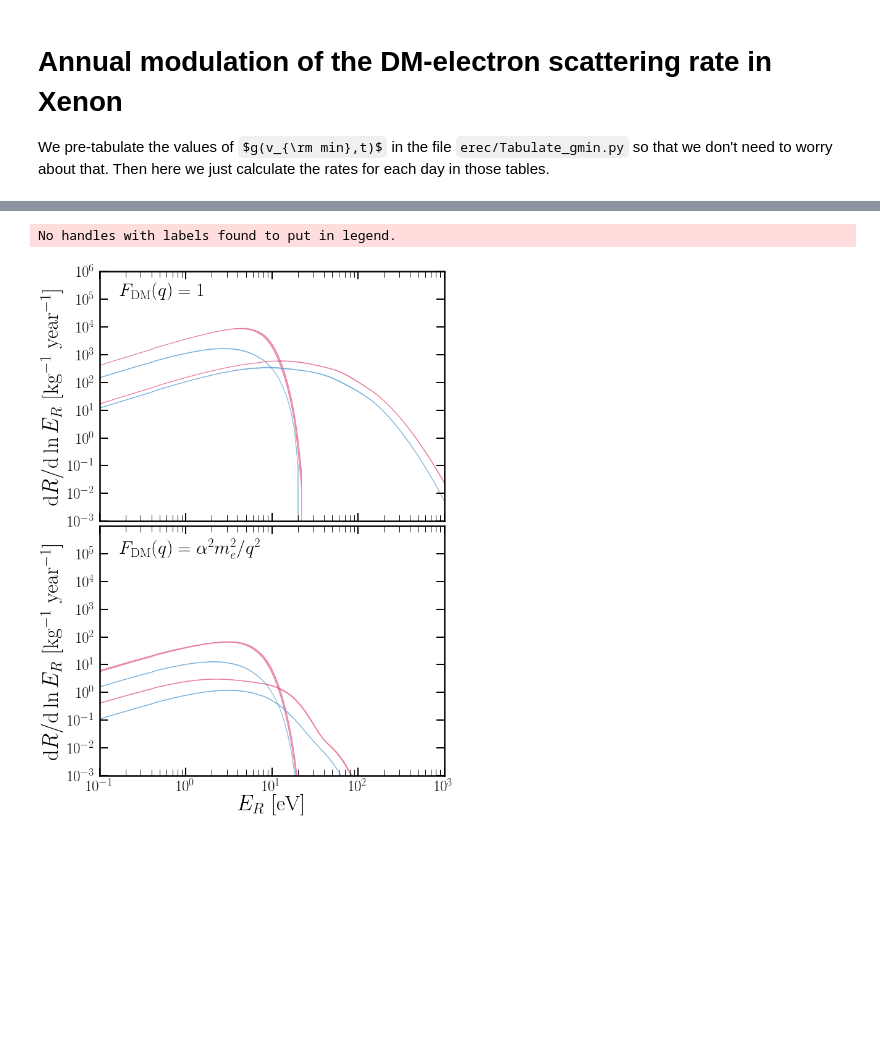
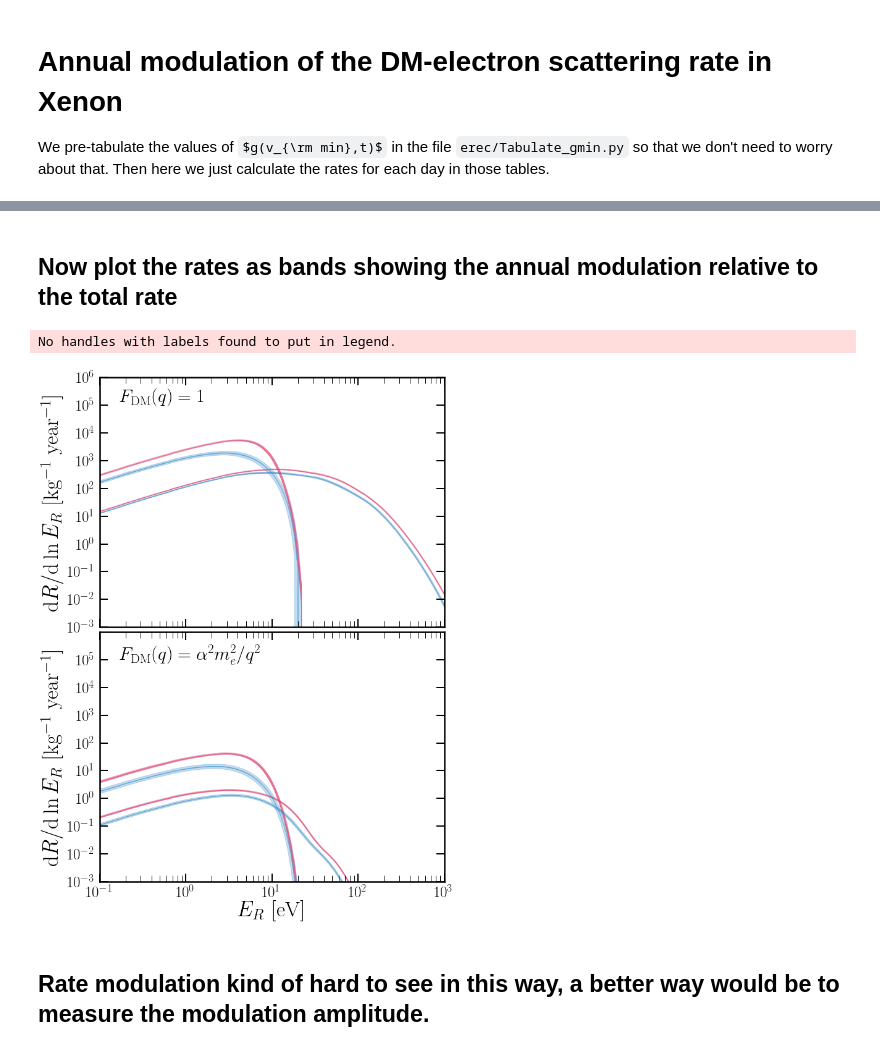
Before and after one commit to anirbandas89/DarkElectronRecoils, a Jupyter notebook: notebooks/AnnualModulation.ipynb, the cells around one changed output, grey strips where cells are left out. Drawn from its saved outputs; the diff is of its cells as text; code cells hidden in the pictures; some formulas as TeX source; blank space fills up the shorter version.

```diff
--- a/notebooks/AnnualModulation.ipynb
+++ b/notebooks/AnnualModulation.ipynb
@@ -34,8 +43,8 @@ days = linspace(0.0,365-365/(1.0*nt),nt)
 # %%
 gmin_SHMpp = (1-0.2)*gmin_Halo + 0.2*gmin_Saus
+gmin_SHMpp_gf = (1-0.2)*gmin_Halo_gf + 0.2*gmin_Saus_gf
 
-np = 20 # accuracy of p integral
-nq = 20 # accuracy of q integral
+nq = 40 # accuracy of q integral
 ne = 100 # number of energies
 
 sigma_e = 1.0e-37 # cm^2
@@ -53,12 +62,27 @@ R_L_S2 = zeros(shape=(nt,ne,nm))
 for mi in range(0,nm):
     R_H_SHMpp[:,:,mi] = ElectronRecoilRate(Xe131,E_r_vals,m[mi],sigma_e,HeavyMediator,vmin,gmin_SHMpp,nq=nq)
     R_L_SHMpp[:,:,mi] = ElectronRecoilRate(Xe131,E_r_vals,m[mi],sigma_e,LightMediator,vmin,gmin_SHMpp,nq=nq)
-
     R_H_S1[:,:,mi] = ElectronRecoilRate(Xe131,E_r_vals,m[mi],sigma_e,HeavyMediator,vmin,gmin_S1,nq=nq)
     R_L_S1[:,:,mi] = ElectronRecoilRate(Xe131,E_r_vals,m[mi],sigma_e,LightMediator,vmin,gmin_S1,nq=nq)
-
     R_H_S2[:,:,mi] = ElectronRecoilRate(Xe131,E_r_vals,m[mi],sigma_e,HeavyMediator,vmin,gmin_S2,nq=nq)
     R_L_S2[:,:,mi] = ElectronRecoilRate(Xe131,E_r_vals,m[mi],sigma_e,LightMediator,vmin,gmin_S2,nq=nq)
+
+
+R_H_SHMpp_gf = zeros(shape=(nt,ne,nm))
+R_L_SHMpp_gf = zeros(shape=(nt,ne,nm))
+R_H_S1_gf = zeros(shape=(nt,ne,nm))
+R_L_S1_gf = zeros(shape=(nt,ne,nm))
+R_H_S2_gf = zeros(shape=(nt,ne,nm))
+R_L_S2_gf = zeros(shape=(nt,ne,nm))
+for mi in range(0,nm):
+    R_H_SHMpp_gf[:,:,mi] = ElectronRecoilRate(Xe131,E_r_vals,m[mi],sigma_e,HeavyMediator,vmin,gmin_SHMpp_gf,nq=nq)
+    R_L_SHMpp_gf[:,:,mi] = ElectronRecoilRate(Xe131,E_r_vals,m[mi],sigma_e,LightMediator,vmin,gmin_SHMpp_gf,nq=nq)
+    R_H_S1_gf[:,:,mi] = ElectronRecoilRate(Xe131,E_r_vals,m[mi],sigma_e,HeavyMediator,vmin,gmin_S1_gf,nq=nq)
+    R_L_S1_gf[:,:,mi] = ElectronRecoilRate(Xe131,E_r_vals,m[mi],sigma_e,LightMediator,vmin,gmin_S1_gf,nq=nq)
+    R_H_S2_gf[:,:,mi] = ElectronRecoilRate(Xe131,E_r_vals,m[mi],sigma_e,HeavyMediator,vmin,gmin_S2_gf,nq=nq)
+    R_L_S2_gf[:,:,mi] = ElectronRecoilRate(Xe131,E_r_vals,m[mi],sigma_e,LightMediator,vmin,gmin_S2_gf,nq=nq)
+# %% [markdown]
+## Now plot the rates as bands showing the annual modulation relative to the total rate
 # %%
 import cmocean
 #####
@@ -132,38 +156,54 @@ def plotHLrange(R_H,R_L,col,alph=0.5):
 
     return
 
-xi = 0.2
+
+xi = 0.1
+R_H = R_H_SHMpp_gf*(1-xi) + R_H_S1_gf*xi
+R_L = R_L_SHMpp_gf*(1-xi) + R_L_S1_gf*xi
+plotHLrange(R_H,R_L,col[0,:],alph=0.3)
+
+xi = 0.1
+R_H = R_H_SHMpp_gf*(1-xi) + R_H_S2_gf*xi
+R_L = R_L_SHMpp_gf*(1-xi) + R_L_S2_gf*xi
+plotHLrange(R_H,R_L,col[1,:],alph=0.3)
+
+
+
+xi = 0.1
 R_H = R_H_SHMpp*(1-xi) + R_H_S1*xi
 R_L = R_L_SHMpp*(1-xi) + R_L_S1*xi
 plotHLrange(R_H,R_L,col[0,:],alph=0.5)
 
-xi = 0.2
+xi = 0.1
 R_H = R_H_SHMpp*(1-xi) + R_H_S2*xi
 R_L = R_L_SHMpp*(1-xi) + R_L_S2*xi
 plotHLrange(R_H,R_L,col[1,:],alph=0.5)
 
 # Tweak ranges on show
 ax1.set_xscale('log')
 ax1.set_yscale('log')
 ax1.set_xlim([0.1,1.0e3])
 ax1.set_ylim([1.0e-3,1.0e6])
 ax1.set_xticklabels([])
 ax2.set_xscale('log')
 ax2.set_yscale('log')
 ax2.set_xlim([0.1,1.0e3])
 ax2.set_ylim([1.0e-3,1.0e6])
 ax1.set_yticks(10.0**arange(-3,7))
 ax2.set_yticks(10.0**arange(-3,6))
 
 # Labels
 ax1.legend(frameon=False,fontsize=25,labelspacing=0.1,borderpad=0.1,handlelength=1)
 plt.gcf().text(0.17,0.84,r'$F_{\rm DM}(q) = 1$',fontsize=30)
 plt.gcf().text(0.17,0.45,r'$F_{\rm DM}(q) = \alpha^2 m^2_e/q^2$',fontsize=30)
 
 # Save
 plt.show()
 fig.savefig('../plots/DMRates_AnnualMod.pdf',bbox_inches='tight')
+fig.savefig('../plots/plots_png/DMRates_AnnualMod.png',bbox_inches='tight')
 # %% [output]
 No handles with labels found to put in legend.
-[figure, old version]
+[figure, new version]
+# %% [markdown]
+## Rate modulation kind of hard to see in this way, a better way would be to measure the modulation amplitude.
 # %%
```
Also changed, not shown: parts of 4 cells of this notebook, 14 other files.
